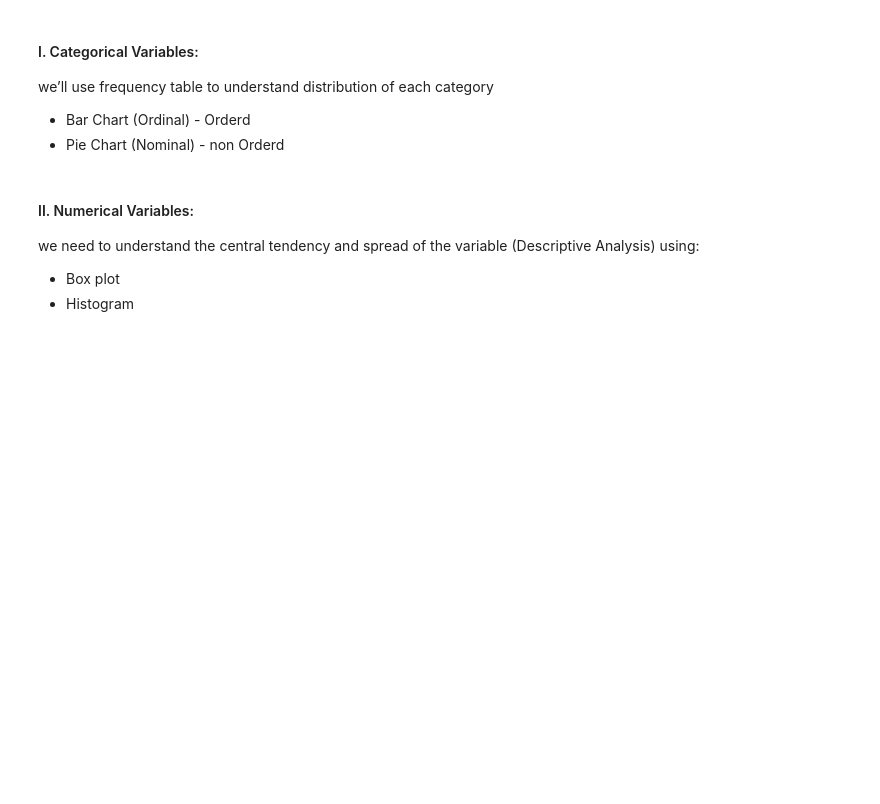
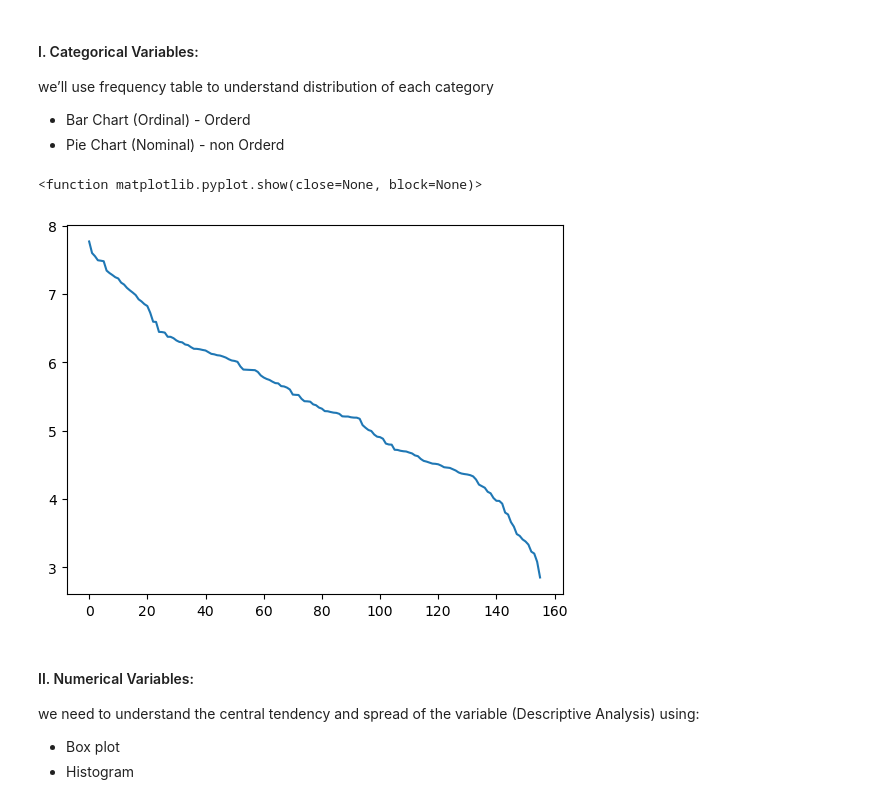
Before and after one commit to kawthar-1411/Usecase-2, a Jupyter notebook: EDA explain template-kawthar.ipynb, the cells around one changed output. Drawn from its saved outputs; the diff is of its cells as text; code cells hidden in the pictures; blank space fills up the shorter version.

```diff
--- a/EDA explain template-kawthar.ipynb
+++ b/EDA explain template-kawthar.ipynb
@@ -369,6 +410,14 @@ Method to perform uni-variate analysis will depend on whether the variable type
 we’ll use frequency table to understand distribution of each category
 - Bar Chart (Ordinal) - Orderd
 - Pie Chart (Nominal) - non Orderd
+# %%
+#plt.plot(df_2015['Happiness Rank'])
+#plt.show
+plt.plot(df_2019['Score']) #plt.plot for table 2019 the column score
+plt.show
+# %% [output]
+<function matplotlib.pyplot.show(close=None, block=None)>
+[figure, added]
 # %% [markdown]
 #### II. Numerical Variables:
 
```
Also changed, not shown: parts of 3 cells of this notebook.
